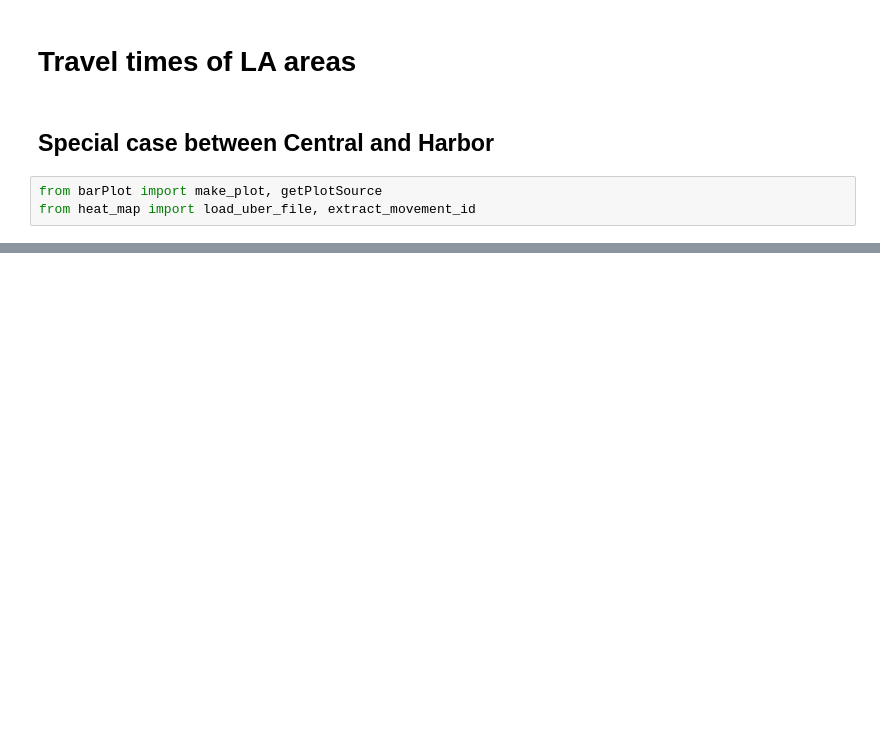
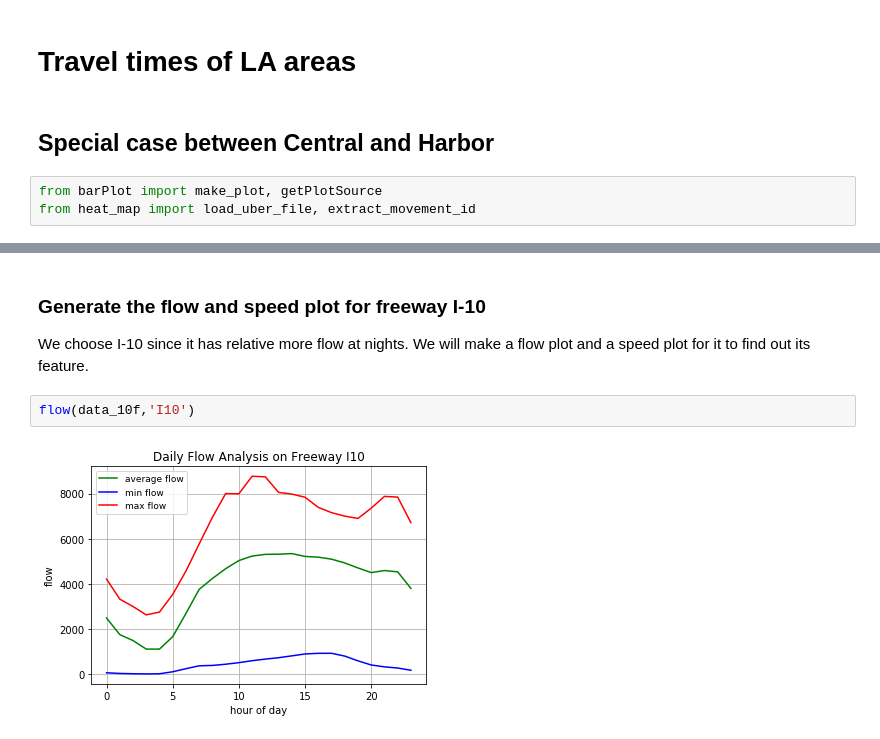
Before and after one commit to bananannn/ECE-143-Group-2, a Jupyter notebook: Uberproject.ipynb, the cells around one changed output, grey strips where cells are left out. Saved outputs shown, nothing was run; the diff lists cells and outputs as text; blank space fills up the shorter version.

```diff
--- a/Uberproject.ipynb
+++ b/Uberproject.ipynb
@@ -212,0 +167,7 @@ ValueError: Expected object or value
+# %% [markdown]
+### Generate the flow and speed plot for freeway I-10
+We choose I-10 since it has relative more flow at nights. We will make a flow plot and a speed plot for it to find out its feature.
+# %%
+flow(data_10f,'I10')
+# %% [output]
+[figure, added]
```
Also changed, not shown: parts of 20 cells of this notebook.
